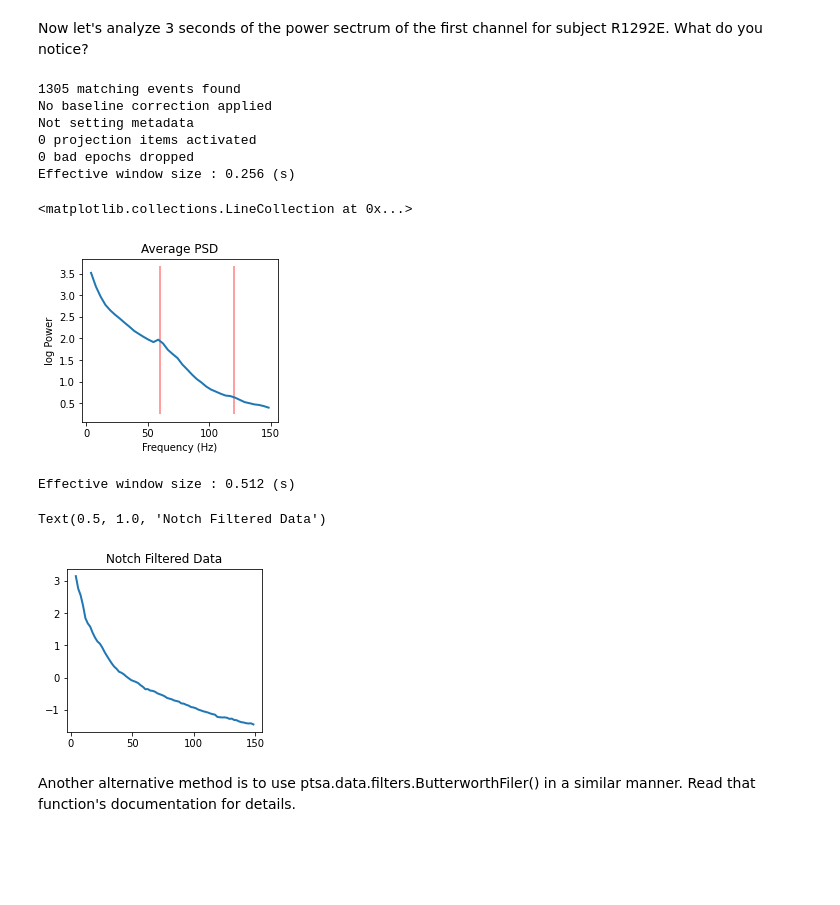
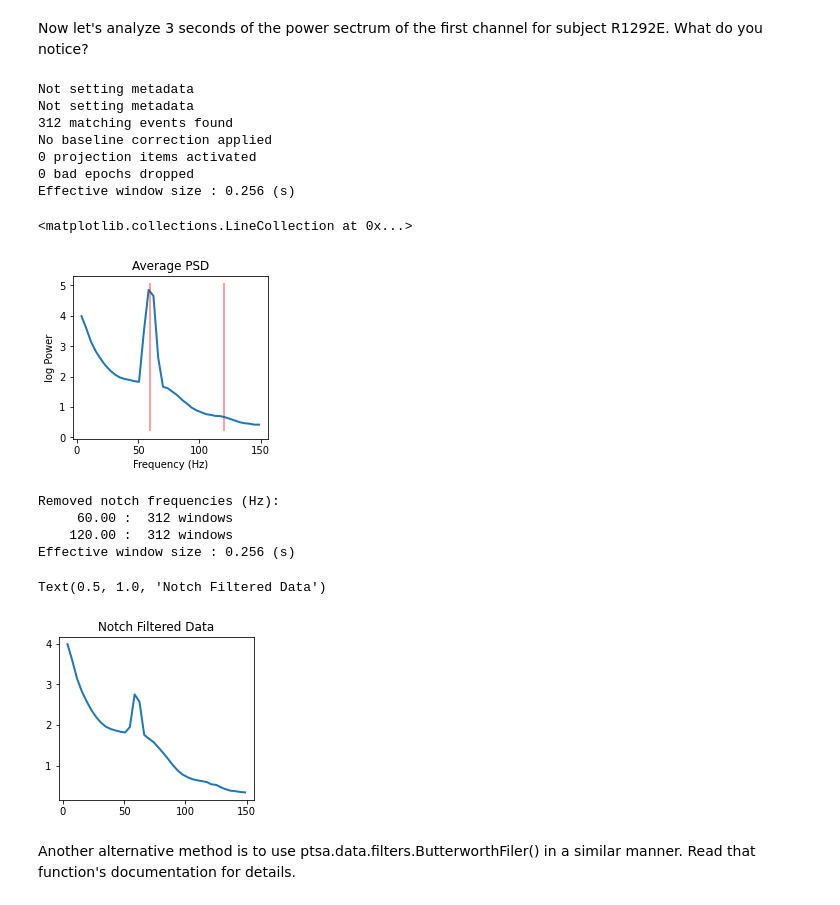
Before and after one commit to pennmem/CMLWorkshop, a Jupyter notebook: 04_Signal_Processing_Spectral_Analysis.ipynb, the cells around one changed output. Cells and saved outputs as stored; diff of their text form; code cells hidden in the pictures; blank space fills up the shorter version.

Commit message:
convert to cmlreaders throughout

```diff
--- a/04_Signal_Processing_Spectral_Analysis.ipynb
+++ b/04_Signal_Processing_Spectral_Analysis.ipynb
@@ -30,13 +30,12 @@ There are several Python toolboxes that have good implementations of various spe
 Let's take a look at doing some basic spectral analyses with MNE. First, we'll load up the same dataset we've been working with the past few days.
 # %%
 import mne
-from CMLLoad import CMLLoad
+import cmlreaders as cml
 
 # Remember to update this to where your CMLExamples data is located.
-load = CMLLoad('./CMLExamples')
 
 # We load the dataframe for all sessions.
-df = load.Index()
+df = cml.get_data_index()
 
 # Specify which subject and experiment we want
 sub = 'R1111M'
@@ -48,7 +47,9 @@ df_select = df[(df['subject']==sub) & (df['experiment']==exp)]
 df_sess = df_select.iloc[0]
 
 # For first session...
-evs = load.Load(df_sess, 'events')
+reader = cml.CMLReader(subject=df_sess['subject'], experiment=df_sess['experiment'], session=df_sess['session'],
+                       localization=df_sess['localization'], montage=df_sess['montage'])
+evs = reader.load("events")
 word_evs = evs[evs['type']=='WORD']
 # %%
 # Load the EEG as an mne object.
@@ -158,35 +160,36 @@ Now let's analyze 3 seconds of the power sectrum of the first channel for subjec
 # %%
 # Where's the primary noise component?
 sub = 'R1292E'
 exp = 'FR1'
 df_select = df[(df['subject']==sub) & (df['experiment']==exp)]
 df_sess = df_select.iloc[0]
-evs = load.Load(df_sess, 'events')
+reader = cml.CMLReader(subject=df_sess['subject'], experiment=df_sess['experiment'], session=df_sess['session'],
+                       localization=df_sess['localization'], montage=df_sess['montage'])
+evs = reader.load("events")
 word_evs = evs[evs['type']=='WORD']
-# Load the EEG as an mne object.
-eeg = load.LoadMNE(df_sess, ev_start=0, ev_len=3000)
-# Select all word events.
-eeg = eeg[word_evs.index]
+# Load the EEG as an mne object with word events only
+eeg = reader.load_eeg(word_evs, rel_start=0, rel_stop=3000).to_mne()
 # Select the 62nd electrode.
 eeg = eeg.pick_channels(eeg.ch_names[0:1])
 psds, freqs = mne.time_frequency.psd_welch(eeg, fmin=3, fmax=150)  #the output is size (events x channels x freqs)
 
 plt.figure(figsize=(3.5, 3))
 ax = plt.subplot(111)
 plt.plot(freqs, np.log10(np.mean(psds[:, 0, :], 0)), linewidth=2)
 plt.title('Average PSD')
 plt.xlabel('Frequency (Hz)')
 plt.ylabel('log Power')
 plt.vlines([60, 120], ymin=ax.get_ylim()[0], ymax=ax.get_ylim()[1], color='red', alpha=0.5)
 # %% [output]
-1305 matching events found
+Not setting metadata
+Not setting metadata
+312 matching events found
 No baseline correction applied
-Not setting metadata
 0 projection items activated
 0 bad epochs dropped
 Effective window size : 0.256 (s)
 <matplotlib.collections.LineCollection at 0x...>
-[figure, old version]
+[figure, new version]
 # %%
 # Filtering out the noise and its harmonic
 
@@ -204,9 +207,12 @@ ax = plt.subplot(111)
 plt.plot(freqs, np.log10(np.mean(psds[:, 0, :], 0)), linewidth=2)
 plt.title('Notch Filtered Data')
 # %% [output]
-Effective window size : 0.512 (s)
+Removed notch frequencies (Hz):
+     60.00 :  312 windows
+    120.00 :  312 windows
+Effective window size : 0.256 (s)
 Text(0.5, 1.0, 'Notch Filtered Data')
-[figure, old version]
+[figure, new version]
 # %% [markdown]
 Another alternative method is to use ptsa.data.filters.ButterworthFiler() in a similar manner. Read that function's documentation for details.
 # %% [markdown]
```
Also changed, not shown: parts of 6 cells of this notebook, 5 other files.
